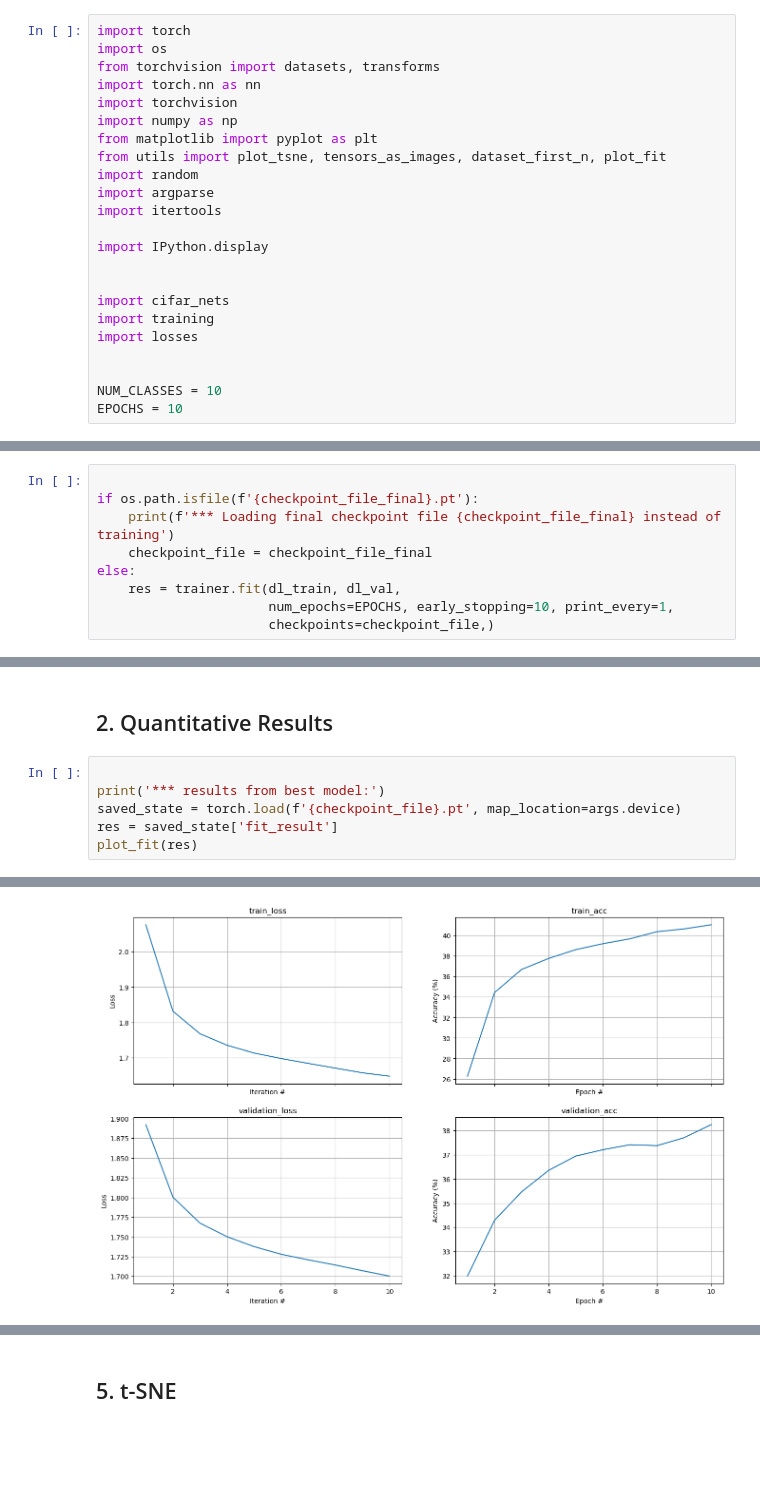
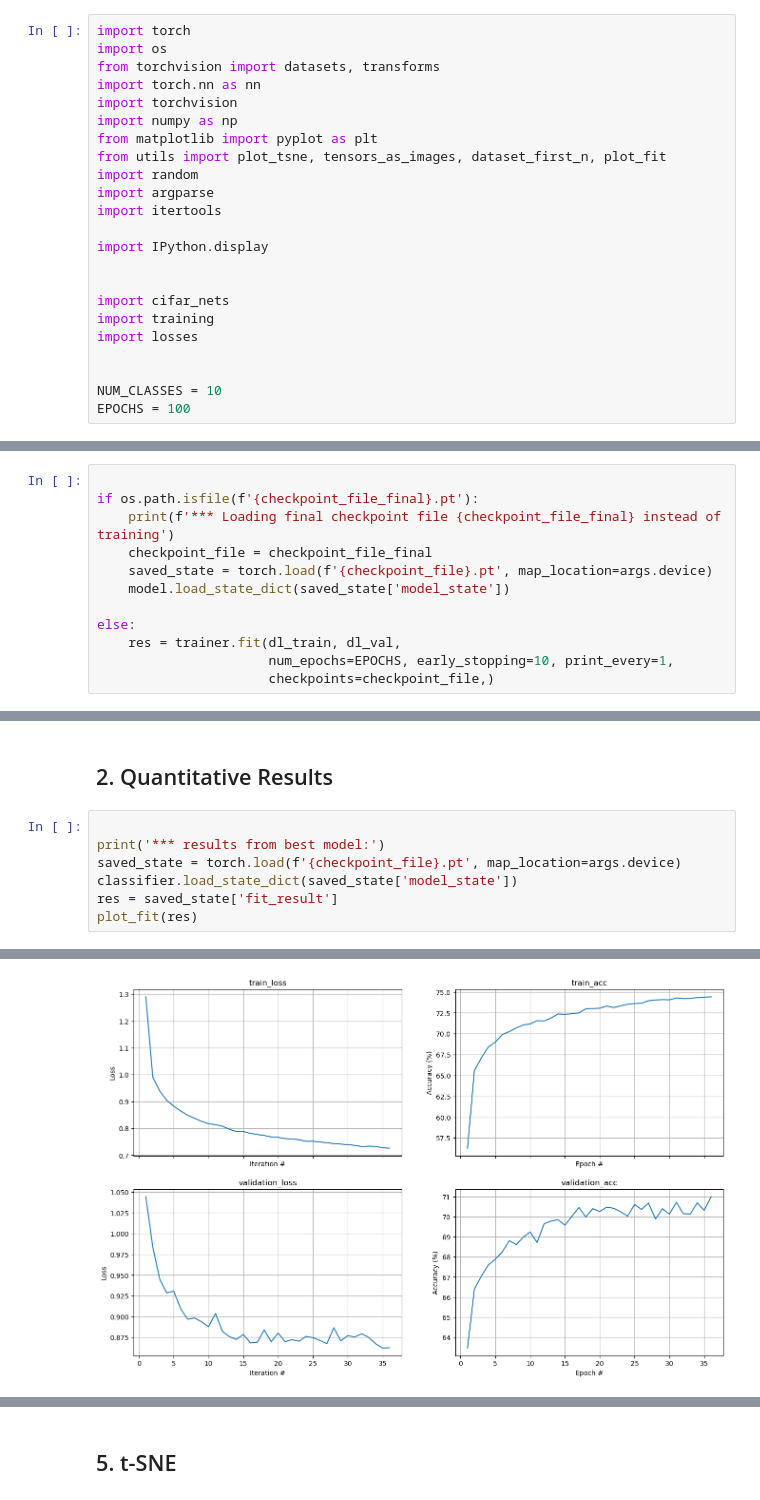
Before and after one commit to matanophir/DL_project, a Jupyter notebook: cifar_1_2_3.ipynb, the cells around one changed output, grey strips where cells are left out. Drawn from its saved outputs; the diff is of its cells as text; blank space fills up the shorter version.

```diff
--- a/cifar_1_2_3.ipynb
+++ b/cifar_1_2_3.ipynb
@@ -20,7 +20,7 @@ import losses
 
 
 NUM_CLASSES = 10
-EPOCHS = 10
+EPOCHS = 100
 # %%
 def freeze_seeds(seed=0):
     random.seed(seed)
@@ -149,6 +149,9 @@ ContrastiveEncoder(
 if os.path.isfile(f'{checkpoint_file_final}.pt'):
     print(f'*** Loading final checkpoint file {checkpoint_file_final} instead of training')
     checkpoint_file = checkpoint_file_final
+    saved_state = torch.load(f'{checkpoint_file}.pt', map_location=args.device)
+    model.load_state_dict(saved_state['model_state'])
+
 else:
     res = trainer.fit(dl_train, dl_val,
                       num_epochs=EPOCHS, early_stopping=10, print_every=1,
@@ -232,18 +223,19 @@ else:
 # %%
 
 print('*** results from best model:')
 saved_state = torch.load(f'{checkpoint_file}.pt', map_location=args.device)
+classifier.load_state_dict(saved_state['model_state'])
 res = saved_state['fit_result']
 plot_fit(res)
 # %% [output]
 *** results from best model:
 (<Figure size 1600x1000 with 4 Axes>,
  array([<Axes: title={'center': 'train_loss'}, xlabel='Iteration #', ylabel='Loss'>,
         <Axes: title={'center': 'train_acc'}, xlabel='Epoch #', ylabel='Accuracy (%)'>,
         <Axes: title={'center': 'validation_loss'}, xlabel='Iteration #', ylabel='Loss'>,
         <Axes: title={'center': 'validation_acc'}, xlabel='Epoch #', ylabel='Accuracy (%)'>],
        dtype=object))
-[figure, old version]
+[figure, new version]
 # %%
 
 res = trainer.test_epoch(dl_test)
```
Also changed, not shown: parts of 3 cells of this notebook, 15 other files.
